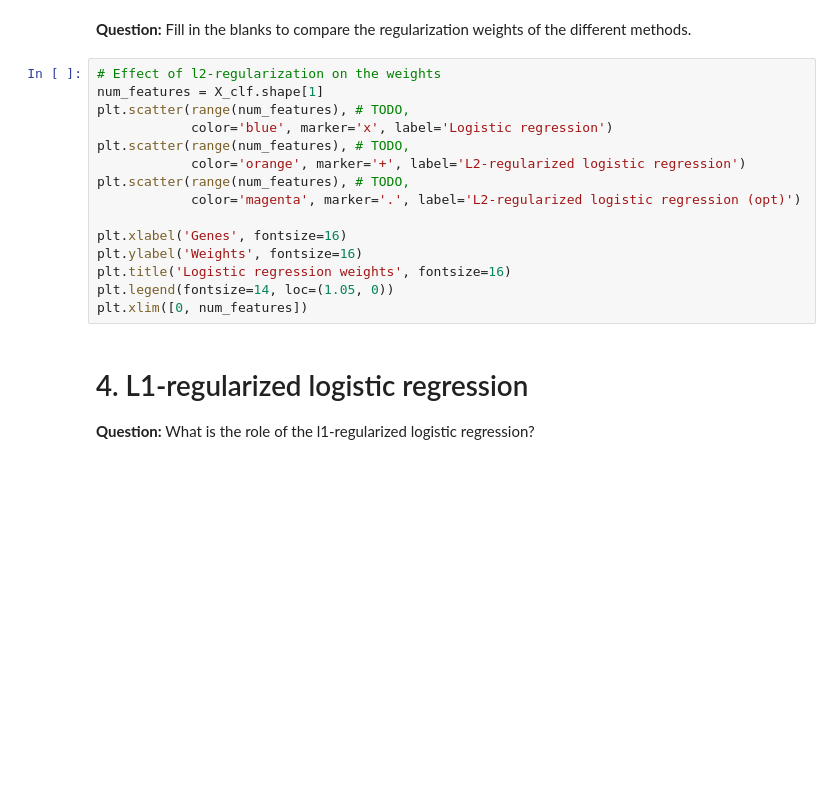
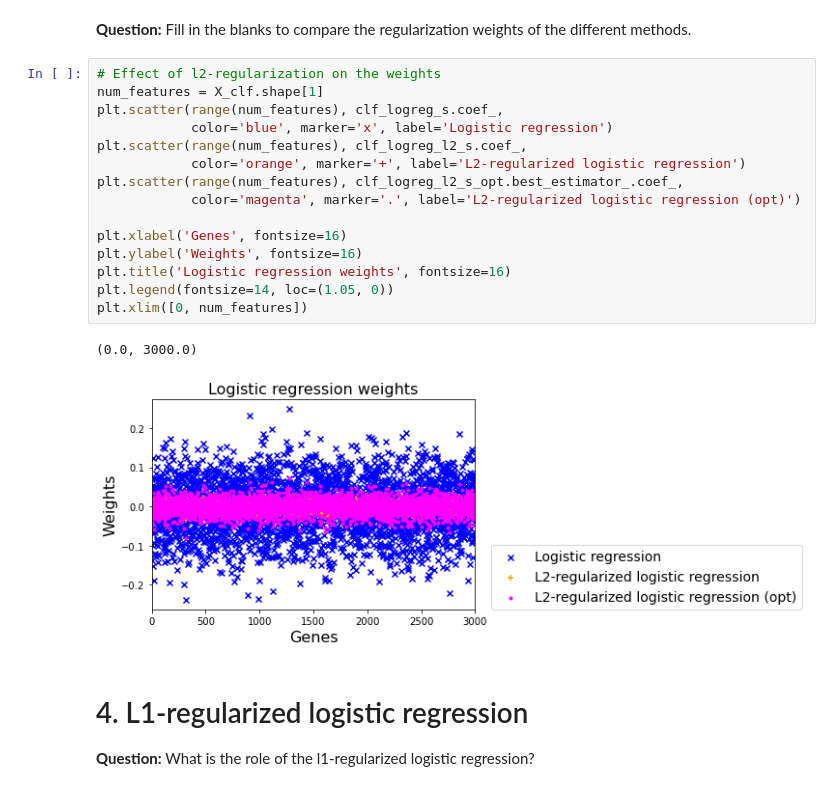
Before and after one commit to abdeljelilmaadi/2022-mines-HPC-AI-TD, a Jupyter notebook: 05-Regularization.ipynb, the cells around one changed output. Saved outputs shown, nothing was run; the diff lists cells and outputs as text; blank space fills up the shorter version.

```diff
--- a/05-Regularization.ipynb
+++ b/05-Regularization.ipynb
@@ -178,18 +220,21 @@ __Question:__ Fill in the blanks to compare the regularization weights of the di
 # %%
 # Effect of l2-regularization on the weights
 num_features = X_clf.shape[1]
-plt.scatter(range(num_features), # TODO,
+plt.scatter(range(num_features), clf_logreg_s.coef_,
             color='blue', marker='x', label='Logistic regression')
-plt.scatter(range(num_features), # TODO,
+plt.scatter(range(num_features), clf_logreg_l2_s.coef_,
             color='orange', marker='+', label='L2-regularized logistic regression')
-plt.scatter(range(num_features), # TODO,
+plt.scatter(range(num_features), clf_logreg_l2_s_opt.best_estimator_.coef_,
             color='magenta', marker='.', label='L2-regularized logistic regression (opt)')
 
 plt.xlabel('Genes', fontsize=16)
 plt.ylabel('Weights', fontsize=16)
 plt.title('Logistic regression weights', fontsize=16)
 plt.legend(fontsize=14, loc=(1.05, 0))
 plt.xlim([0, num_features])
+# %% [output]
+(0.0, 3000.0)
+[figure, added]
 # %% [markdown]
 # 4. L1-regularized logistic regression
 
```
Also changed, not shown: parts of 17 cells of this notebook, 4 other files.
